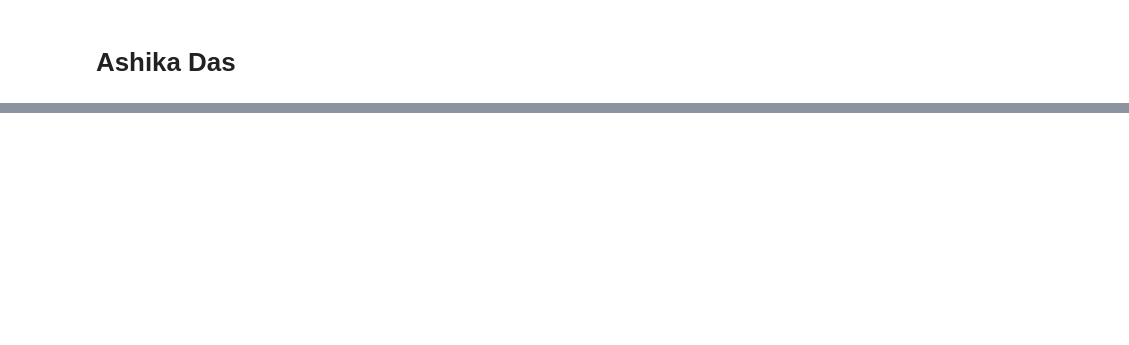
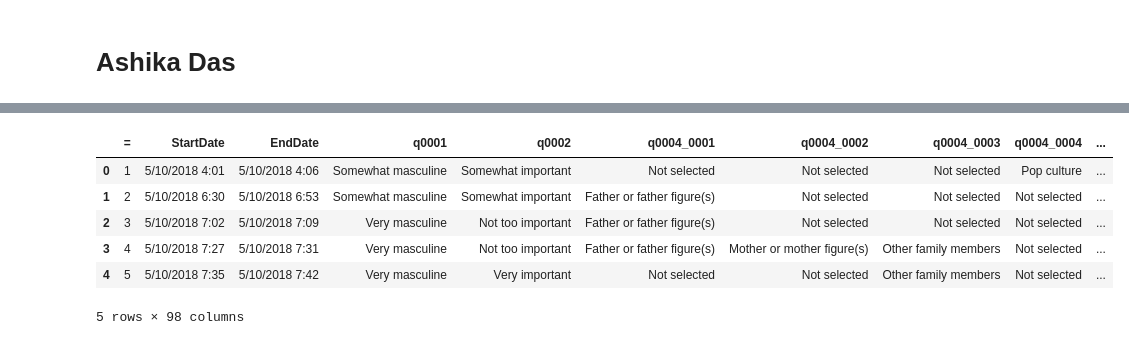
Before and after one commit to data301-2021-winter1/group20-project-, a Jupyter notebook: notebooks/analysis2.ipynb, the cells around one changed output, grey strips where cells are left out. Cells and saved outputs as stored; diff of their text form; code cells hidden in the pictures; blank space fills up the shorter version.

```diff
--- a/notebooks/analysis2.ipynb
+++ b/notebooks/analysis2.ipynb
@@ -11,0 +41,10 @@ SyntaxError: EOL while scanning string literal (Temp/ipykernel_23452/2647353304.
+# %%
+responses.head()
+# %% [output]
+|  | = | StartDate | EndDate | q0001 | q0002 | q0004_0001 | q0004_0002 | q0004_0003 | q0004_0004 | ... |
+| 0 | 1 | 5/10/2018 4:01 | 5/10/2018 4:06 | Somewhat masculine | Somewhat important | Not selected | Not selected | Not selected | Pop culture | ... |
+| 1 | 2 | 5/10/2018 6:30 | 5/10/2018 6:53 | Somewhat masculine | Somewhat important | Father or father figure(s) | Not selected | Not selected | Not selected | ... |
+| 2 | 3 | 5/10/2018 7:02 | 5/10/2018 7:09 | Very masculine | Not too important | Father or father figure(s) | Not selected | Not selected | Not selected | ... |
+| 3 | 4 | 5/10/2018 7:27 | 5/10/2018 7:31 | Very masculine | Not too important | Father or father figure(s) | Mother or mother figure(s) | Other family members | Not selected | ... |
+| 4 | 5 | 5/10/2018 7:35 | 5/10/2018 7:42 | Very masculine | Very important | Not selected | Not selected | Other family members | Not selected | ... |
+5 rows × 98 columns
```
Also changed, not shown: parts of 5 cells of this notebook.
